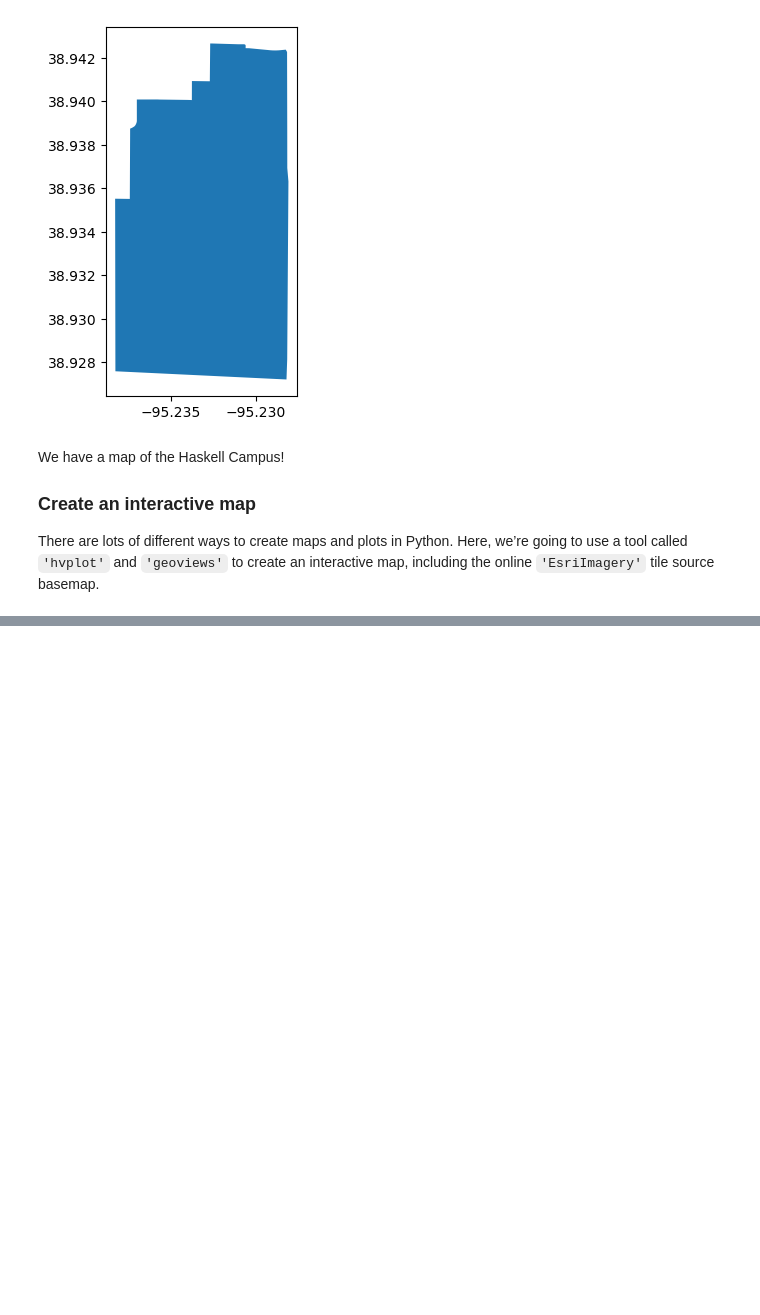
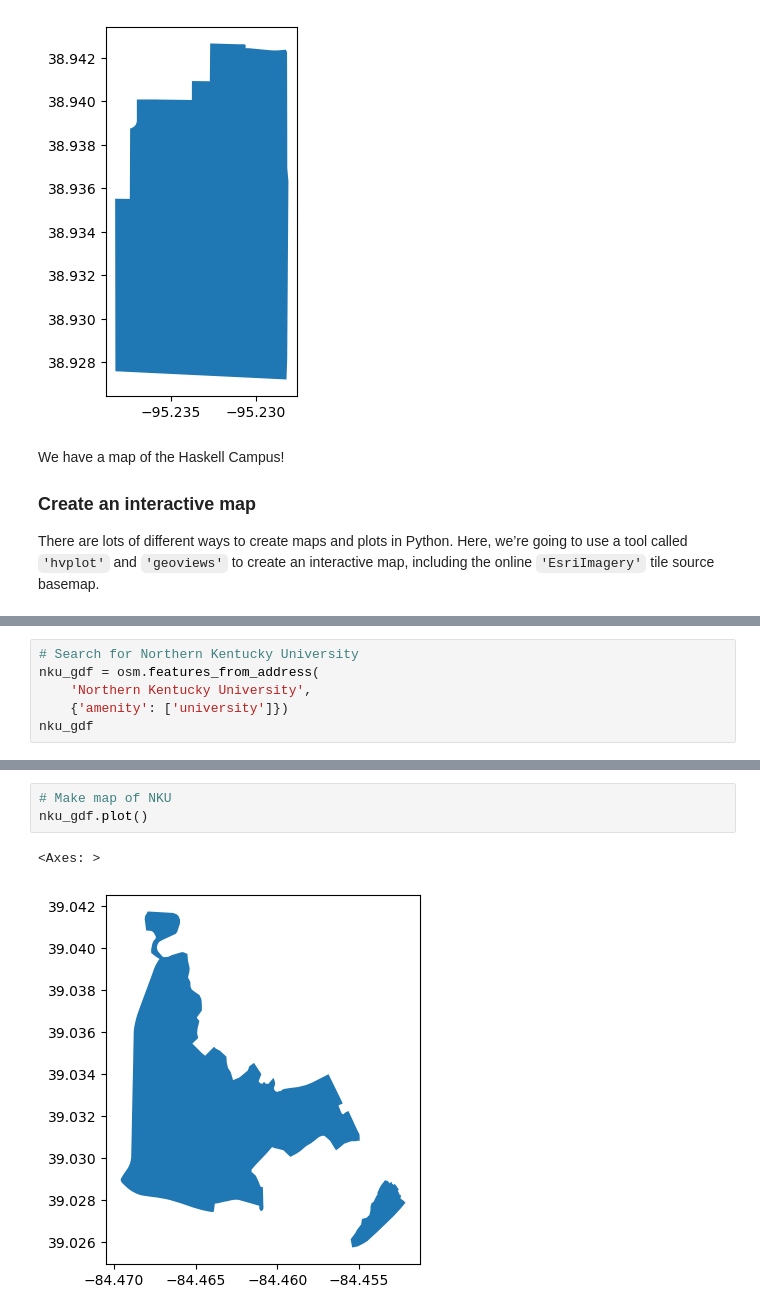
Before and after one commit to madhuravkulkarni/FirstMapTemplate, a Jupyter notebook: first-map.ipynb, the cells around one changed output, grey strips where cells are left out. Saved outputs shown, nothing was run; the diff lists cells and outputs as text; blank space fills up the shorter version.

```diff
--- a/first-map.ipynb
+++ b/first-map.ipynb
@@ -95,3 +99,9 @@ This will raise in a future version.
   warnings.warn(msg, FutureWarning)
 WARNING:bokeh.core.validation.check:W-1005 (FIXED_SIZING_MODE): 'fixed' sizing mode requires width and height to be set: figure(id='p1043', ...)
 [interactive output not drawn]
+# %%
+# Search for Northern Kentucky University
+nku_gdf = osm.features_from_address(
+    'Northern Kentucky University',
+    {'amenity': ['university']})
+nku_gdf
@@ -97,0 +112,6 @@ WARNING:bokeh.core.validation.check:W-1005 (FIXED_SIZING_MODE): 'fixed' sizing m
+# %%
+# Make map of NKU
+nku_gdf.plot()
+# %% [output]
+<Axes: >
+[figure, added]
```
Also changed, not shown: parts of 4 cells of this notebook, 4 other files.
